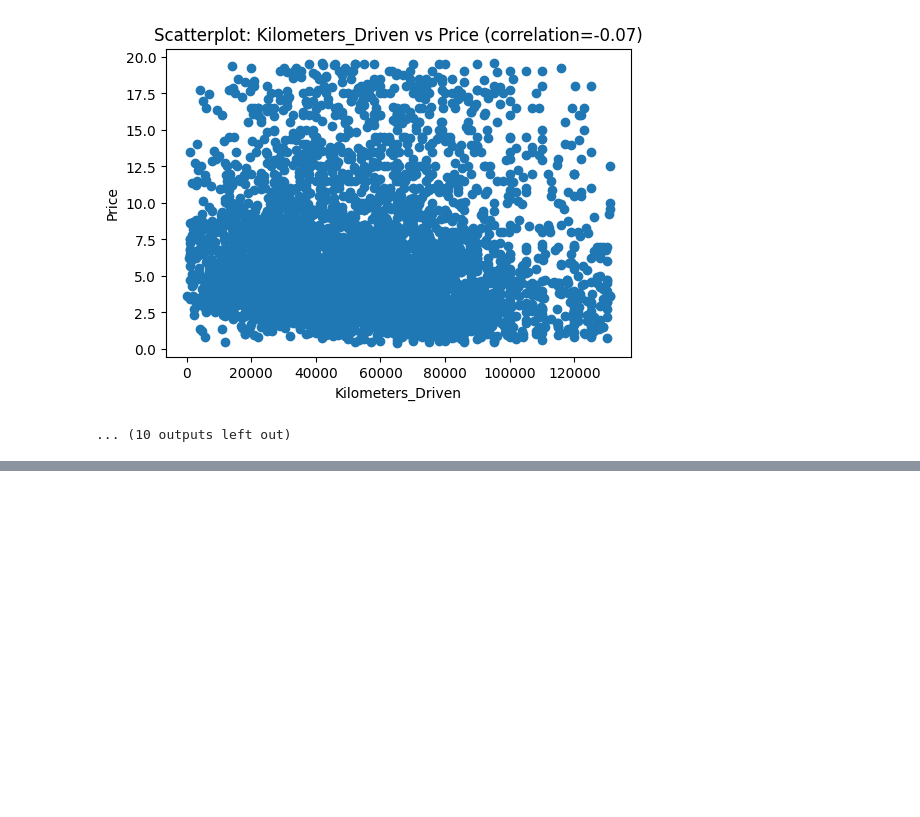
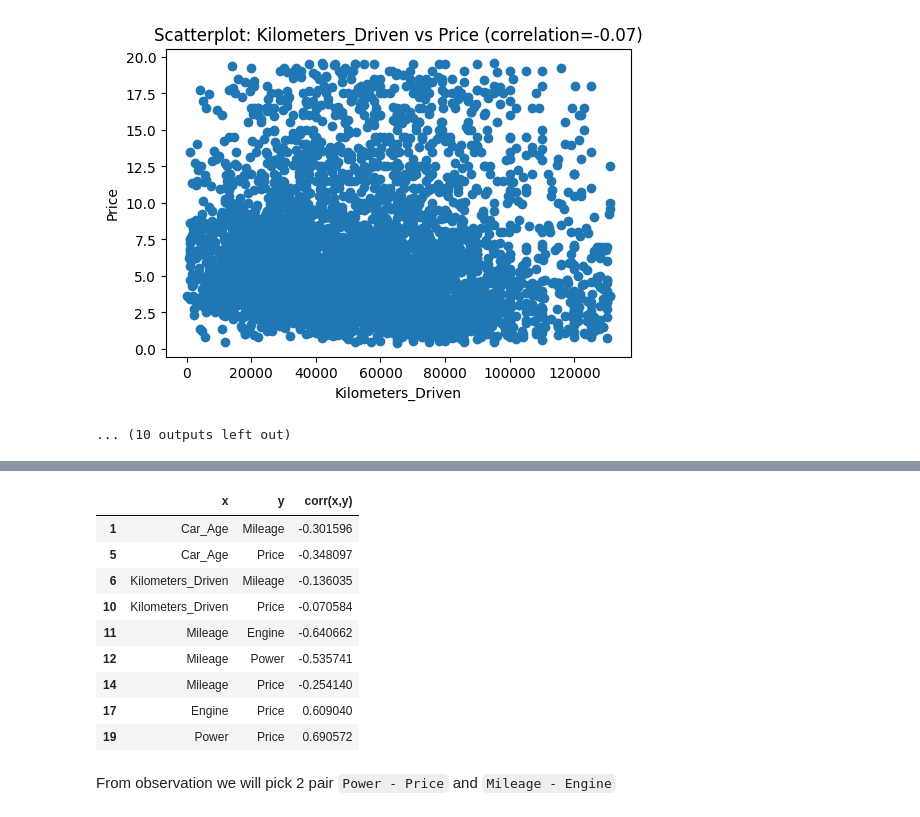
Before and after one commit to Huy1996/CMPE-255, a Jupyter notebook: assignment1.ipynb, the cells around one changed output, grey strips where cells are left out. Drawn from its saved outputs; the diff is of its cells as text; code cells hidden in the pictures; blank space fills up the shorter version.

```diff
--- a/assignment1.ipynb
+++ b/assignment1.ipynb
@@ -359,0 +452,19 @@ plt.show()
+# %%
+# find the highest correlation
+filter_correlation = correlation_table[(correlation_table['x'] == 'Mileage') | (correlation_table['y'] == 'Mileage') |
+                                       (correlation_table['x'] == 'Price') | (correlation_table['y'] == 'Price')]
+filter_correlation = filter_correlation.dropna()
+filter_correlation
+# %% [output]
+|  | x | y | corr(x,y) |
+| 1 | Car_Age | Mileage | -0.301596 |
+| 5 | Car_Age | Price | -0.348097 |
+| 6 | Kilometers_Driven | Mileage | -0.136035 |
+| 10 | Kilometers_Driven | Price | -0.070584 |
+| 11 | Mileage | Engine | -0.640662 |
+| 12 | Mileage | Power | -0.535741 |
+| 14 | Mileage | Price | -0.254140 |
+| 17 | Engine | Price | 0.609040 |
+| 19 | Power | Price | 0.690572 |
+# %% [markdown]
+From observation we will pick 2 pair `Power - Price` and `Mileage - Engine`
```
Also changed, not shown: parts of 15 cells of this notebook.
